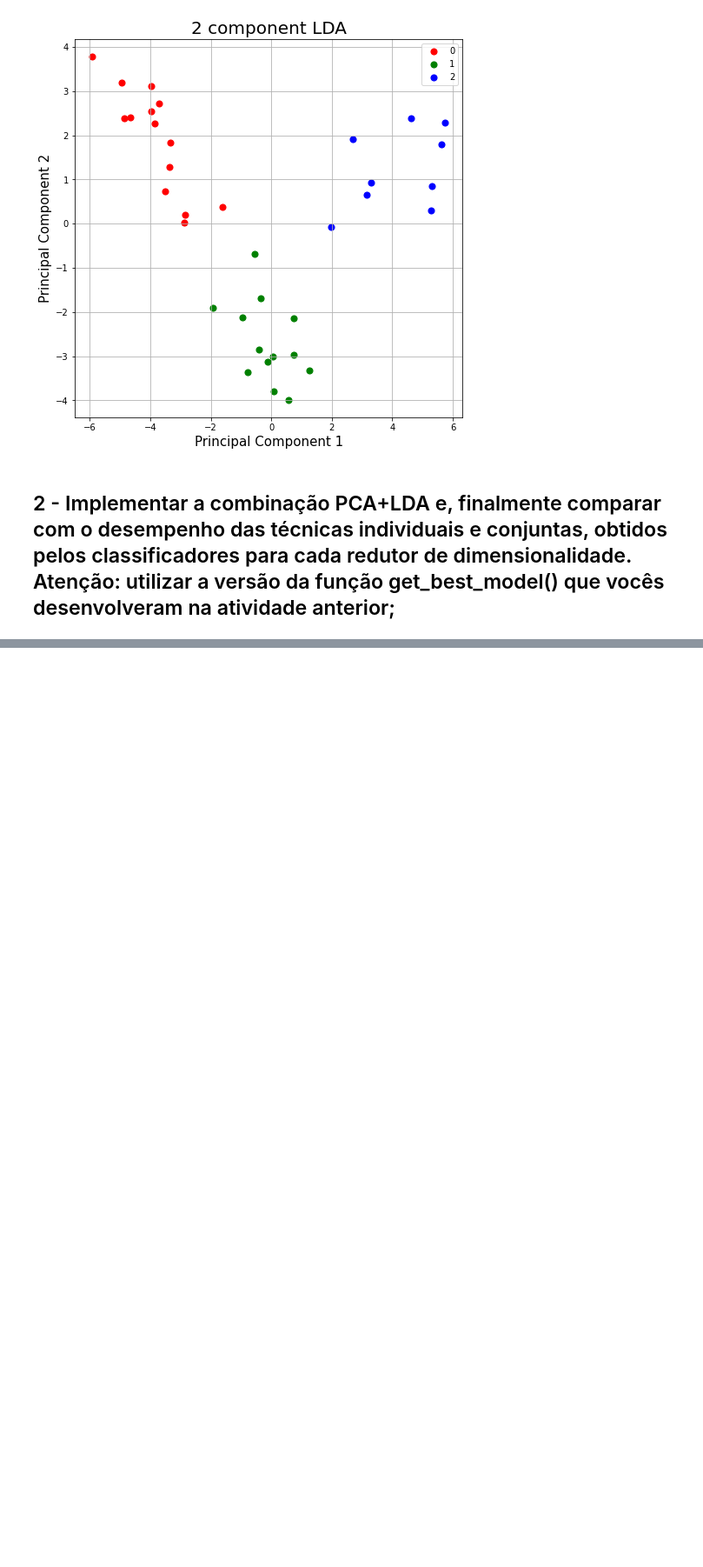
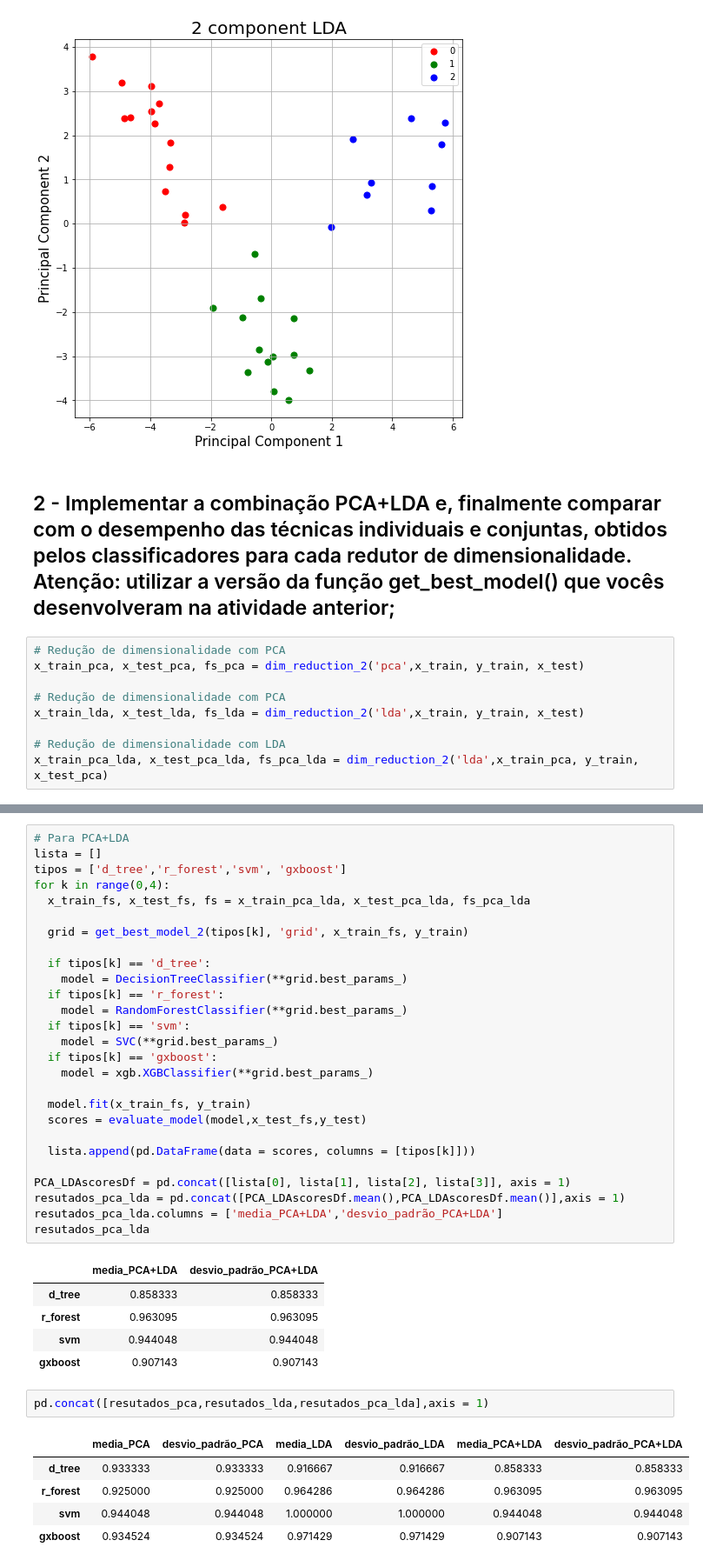
Before and after one commit to borgesjose/reconhecimento_de_padroes, a Jupyter notebook: WEEK 7/dim_reducion.ipynb, the cells around one changed output, grey strips where cells are left out. Shown at 87% size. Saved outputs shown, nothing was run; the diff lists cells and outputs as text; blank space fills up the shorter version.

```diff
--- a/WEEK 7/dim_reducion.ipynb
+++ b/WEEK 7/dim_reducion.ipynb
@@ -232,3 +234,12 @@ r_forest > 0.964 (0.059)
 [figure]
 # %% [markdown]
 ## 2 - Implementar a combinação PCA+LDA e, finalmente comparar com o desempenho das técnicas individuais e conjuntas, obtidos pelos classificadores para cada redutor de dimensionalidade. Atenção: utilizar a versão da função get_best_model() que vocês desenvolveram na atividade anterior;
+# %%
+# Redução de dimensionalidade com PCA
+x_train_pca, x_test_pca, fs_pca = dim_reduction_2('pca',x_train, y_train, x_test)
+
+# Redução de dimensionalidade com PCA
+x_train_lda, x_test_lda, fs_lda = dim_reduction_2('lda',x_train, y_train, x_test)
+
+# Redução de dimensionalidade com LDA
+x_train_pca_lda, x_test_pca_lda, fs_pca_lda = dim_reduction_2('lda',x_train_pca, y_train, x_test_pca)
@@ -234,0 +316,41 @@ r_forest > 0.964 (0.059)
+# %%
+# Para PCA+LDA
+lista = []
+tipos = ['d_tree','r_forest','svm', 'gxboost']
+for k in range(0,4):
+  x_train_fs, x_test_fs, fs = x_train_pca_lda, x_test_pca_lda, fs_pca_lda
+
+  grid = get_best_model_2(tipos[k], 'grid', x_train_fs, y_train)
+
+  if tipos[k] == 'd_tree':
+    model = DecisionTreeClassifier(**grid.best_params_)
+  if tipos[k] == 'r_forest':
+    model = RandomForestClassifier(**grid.best_params_)
+  if tipos[k] == 'svm':
+    model = SVC(**grid.best_params_)
+  if tipos[k] == 'gxboost':
+    model = xgb.XGBClassifier(**grid.best_params_)
+
+  model.fit(x_train_fs, y_train)
+  scores = evaluate_model(model,x_test_fs,y_test)
+
+  lista.append(pd.DataFrame(data = scores, columns = [tipos[k]]))
+
+PCA_LDAscoresDf = pd.concat([lista[0], lista[1], lista[2], lista[3]], axis = 1)
+resutados_pca_lda = pd.concat([PCA_LDAscoresDf.mean(),PCA_LDAscoresDf.mean()],axis = 1)
+resutados_pca_lda.columns = ['media_PCA+LDA','desvio_padrão_PCA+LDA']
+resutados_pca_lda
+# %% [output]
+|  | media_PCA+LDA | desvio_padrão_PCA+LDA |
+| d_tree | 0.858333 | 0.858333 |
+| r_forest | 0.963095 | 0.963095 |
+| svm | 0.944048 | 0.944048 |
+| gxboost | 0.907143 | 0.907143 |
+# %%
+pd.concat([resutados_pca,resutados_lda,resutados_pca_lda],axis = 1)
+# %% [output]
+|  | media_PCA | desvio_padrão_PCA | media_LDA | desvio_padrão_LDA | media_PCA+LDA | desvio_padrão_PCA+LDA |
+| d_tree | 0.933333 | 0.933333 | 0.916667 | 0.916667 | 0.858333 | 0.858333 |
+| r_forest | 0.925000 | 0.925000 | 0.964286 | 0.964286 | 0.963095 | 0.963095 |
+| svm | 0.944048 | 0.944048 | 1.000000 | 1.000000 | 0.944048 | 0.944048 |
+| gxboost | 0.934524 | 0.934524 | 0.971429 | 0.971429 | 0.907143 | 0.907143 |
```
Also changed, not shown: parts of 7 cells of this notebook.
